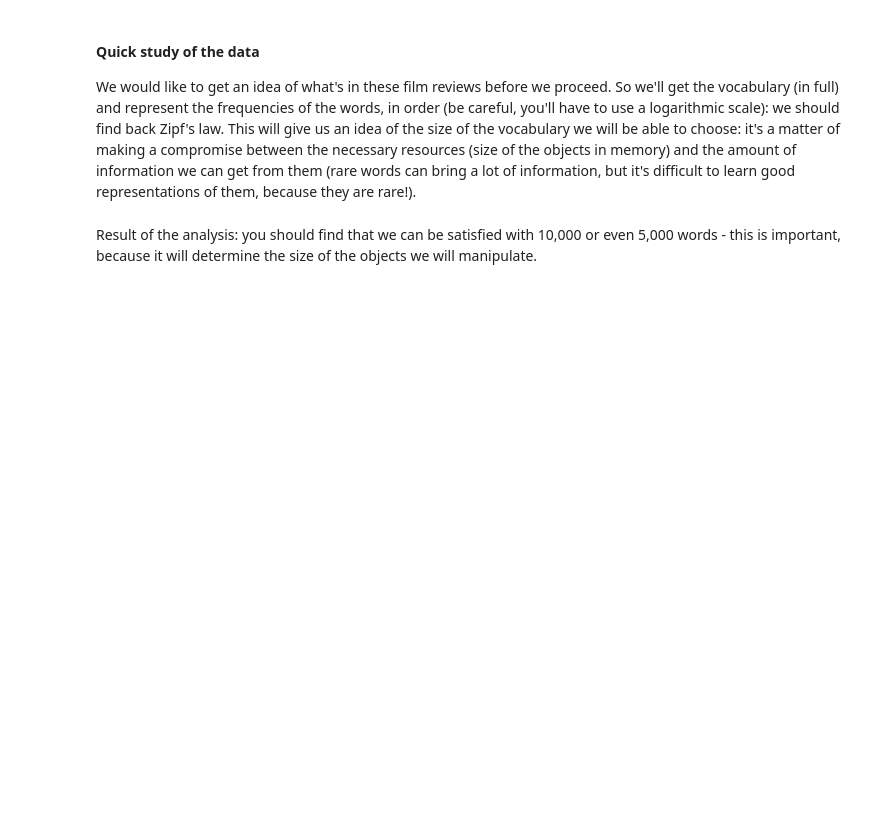
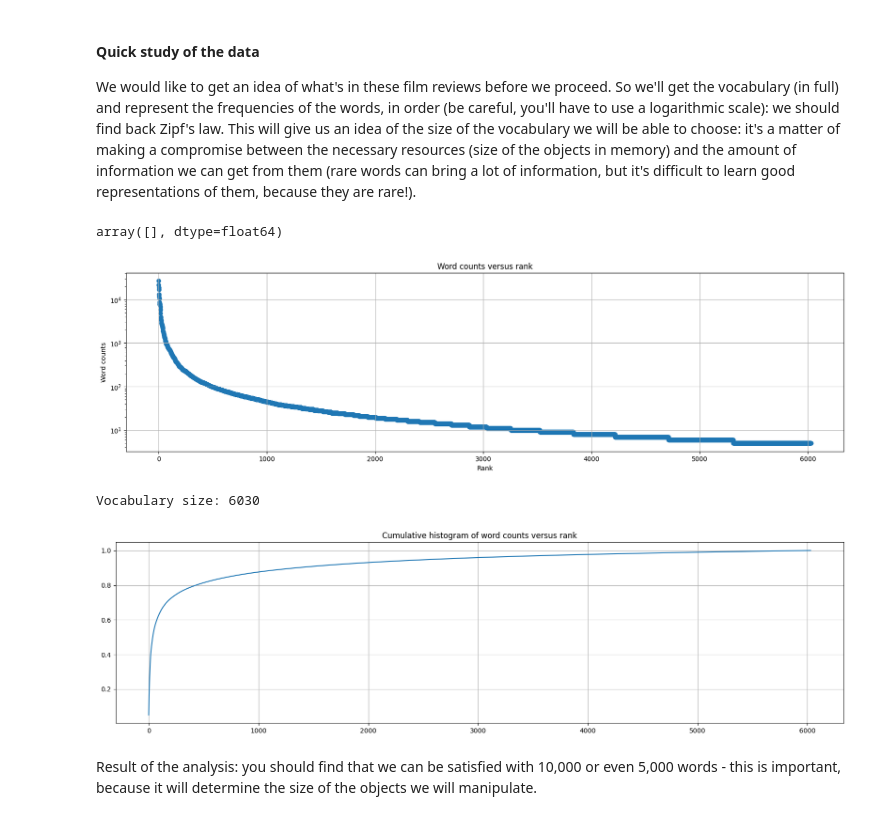
Before and after one commit to V-kr0pt/Data-Science, a Jupyter notebook: SD-TSIA-214 - Machine Learning for Text Mining/TP_Embeddings_for_Sentiment_Analysis_SD-TSIA-214_students_UPDATED.ipynb, the cells around one changed output. Drawn from its saved outputs; the diff is of its cells as text; code cells hidden in the pictures; blank space fills up the shorter version.

Commit message:
getting vocabulary

```diff
--- a/SD-TSIA-214 - Machine Learning for Text Mining/TP_Embeddings_for_Sentiment_Analysis_SD-TSIA-214_students_UPDATED.ipynb
+++ b/SD-TSIA-214 - Machine Learning for Text Mining/TP_Embeddings_for_Sentiment_Analysis_SD-TSIA-214_students_UPDATED.ipynb
@@ -659,28 +685,39 @@ print(counts)
 #### Quick study of the data
 
 We would like to get an idea of what's in these film reviews before we proceed. So we'll get the vocabulary (in full) and represent the frequencies of the words, in order (be careful, you'll have to use a logarithmic scale): we should find back Zipf's law. This will give us an idea of the size of the vocabulary we will be able to choose: it's a matter of making a compromise between the necessary resources (size of the objects in memory) and the amount of information we can get from them (rare words can bring a lot of information, but it's difficult to learn good representations of them, because they are rare!).
+# %%
+word_counts
+# %% [output]
+array([], dtype=float64)
 # %%
 # We would like to display the curve of word frequencies given their rank (index) in the vocabulary
-vocab, word_counts = vocabulary(train_texts, 1, 0)
-#
-#  To fill in !
-#
+vocab, word_counts = vocabulary(train_texts_splt)
+rank = np.arange(len(vocab))
+word_counts = np.array(list(word_counts.values()))
 
 # We can for example use the function plt.scatter()
 plt.figure(figsize=(20,5))
 plt.title('Word counts versus rank')
-#
-#  To fill in !
-#
+plt.scatter(rank, word_counts)
+plt.xlabel('Rank')
+plt.ylabel('Word counts')
 plt.yscale('log')
+plt.grid()
 plt.show()
 
 # We would like to know how much of the data is represented by the 'k' most frequent words
 print('Vocabulary size: %i' % len(vocab))
-print('Part of the corpus by taking the "x" most frequent words ?')
-#
-#  To fill in !-
-#
+# print('Part of the corpus by taking the "x" most frequent words ?')
+plt.figure(figsize=(20,5))
+plt.title('Cumulative histogram of word counts versus rank')
+# plt.title('Part of the corpus by taking the "x" most frequent words')
+plt.plot(np.cumsum(word_counts) / np.sum(word_counts))
+plt.grid()
+plt.show()
+# %% [output]
+[figure, added]
+Vocabulary size: 6030
+[figure, added]
 # %% [markdown]
 Result of the analysis: you should find that we can be satisfied with 10,000 or even 5,000 words - this is important, because it will determine the size of the objects we will manipulate.
 # %%
```
Also changed, not shown: parts of 3 cells of this notebook.
